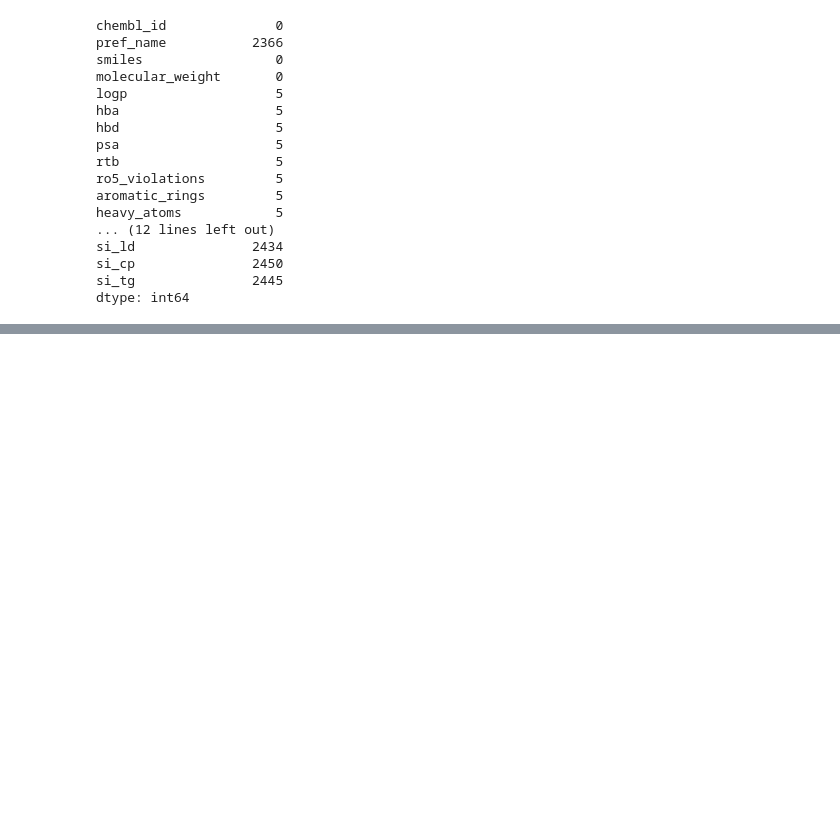
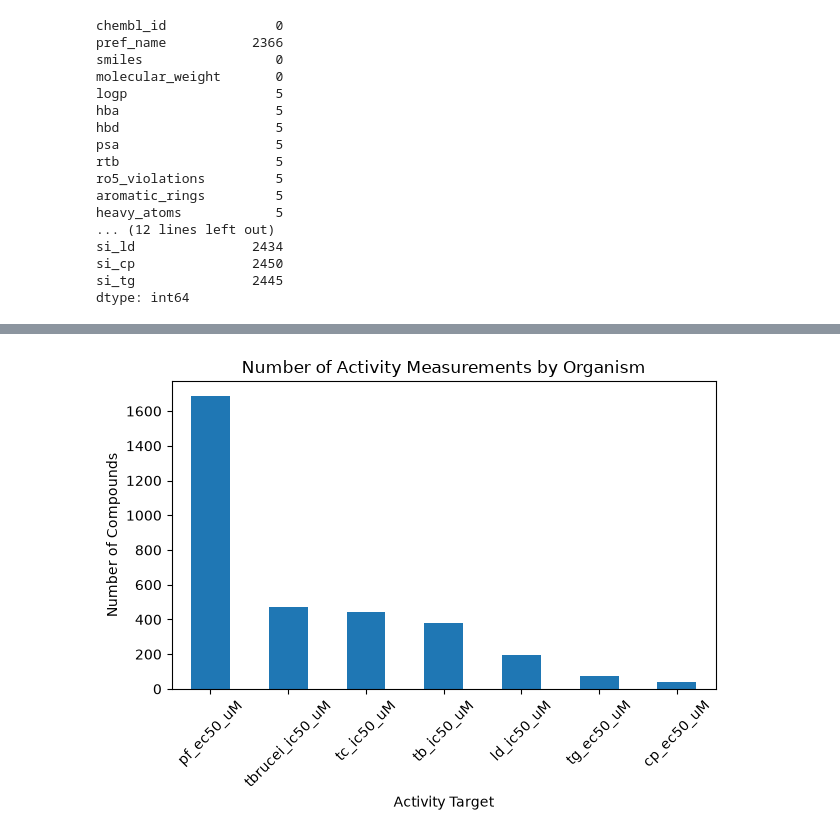
Before and after one commit to claudiagzv/csc1171-project, a Jupyter notebook: notebooks/initial_data_exploration.ipynb, the cells around one changed output, grey strips where cells are left out. Saved outputs shown, nothing was run; the diff lists cells and outputs as text; code cells hidden in the pictures; blank space fills up the shorter version.

Commit message:
Update initial_data_exploration.ipynb
updated notebook

```diff
--- a/notebooks/initial_data_exploration.ipynb
+++ b/notebooks/initial_data_exploration.ipynb
@@ -23,7 +1,7 @@ ParserError: Error tokenizing data. C error: Expected 1 fields in line 743, saw
 # %%
 import pandas as pd
 
-mmv = pd.read_csv(DATA_DIR / "mmv_ChEMBL-IC50s-Sep2026.csv", sep="\t")
+mmv = pd.read_csv("data/mmv_ChEMBL-IC50s-Sep2026.csv", sep="\t")
 
 mmv.head()
 # %% [output]
@@ -106,0 +117,12 @@ dtype: int64
+# %%
+activity_columns = [
+    "pf_ec50_uM",
+    "tb_ic50_uM",
+    "tc_ic50_uM",
+    "tbrucei_ic50_uM",
+    "ld_ic50_uM",
+    "cp_ec50_uM",
+    "tg_ec50_uM"
+]
+
+mmv[activity_columns].count().sort_values(ascending=False)
@@ -106,0 +138,15 @@ dtype: int64
+# %%
+import matplotlib.pyplot as plt
+
+activity_counts = mmv[activity_columns].count().sort_values(ascending=False)
+
+activity_counts.plot(kind="bar")
+
+plt.title("Number of Activity Measurements by Organism")
+plt.xlabel("Activity Target")
+plt.ylabel("Number of Compounds")
+plt.xticks(rotation=45)
+plt.tight_layout()
+plt.show()
+# %% [output]
+[figure, added]
```
Also changed, not shown: parts of 16 cells of this notebook.
